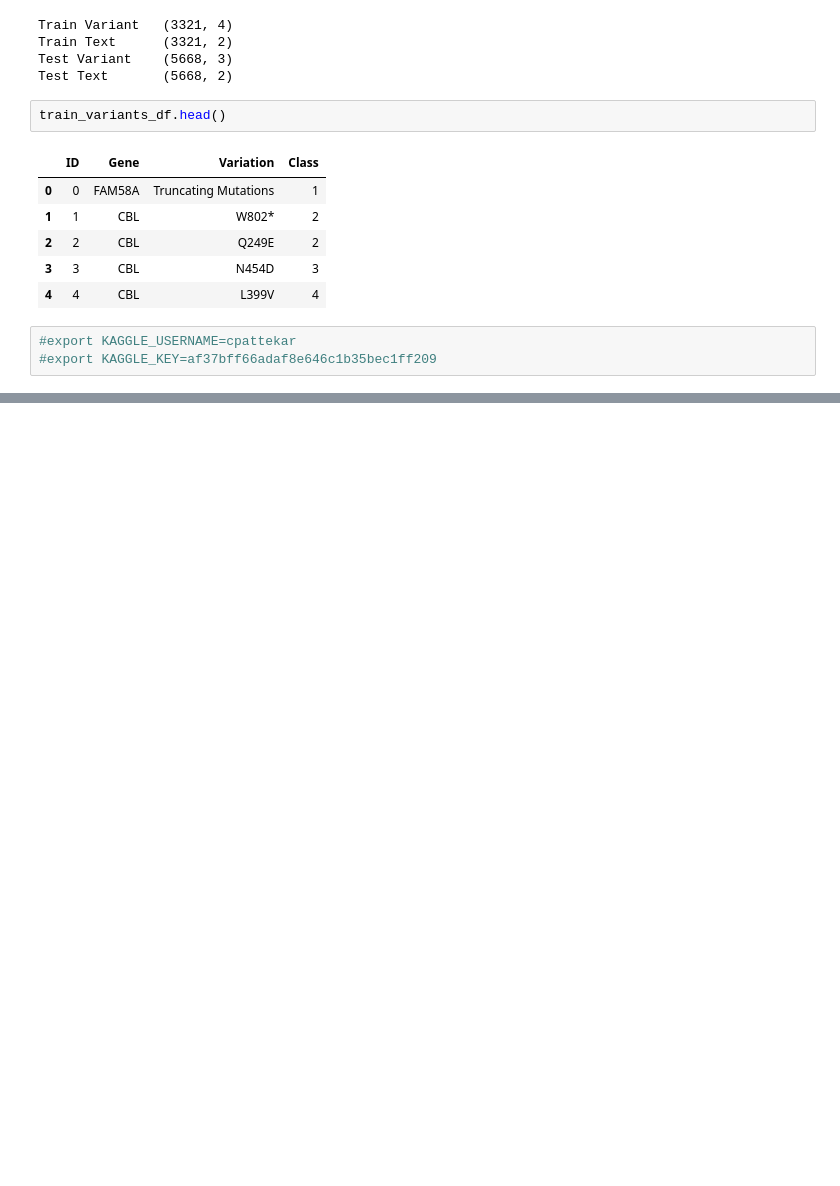
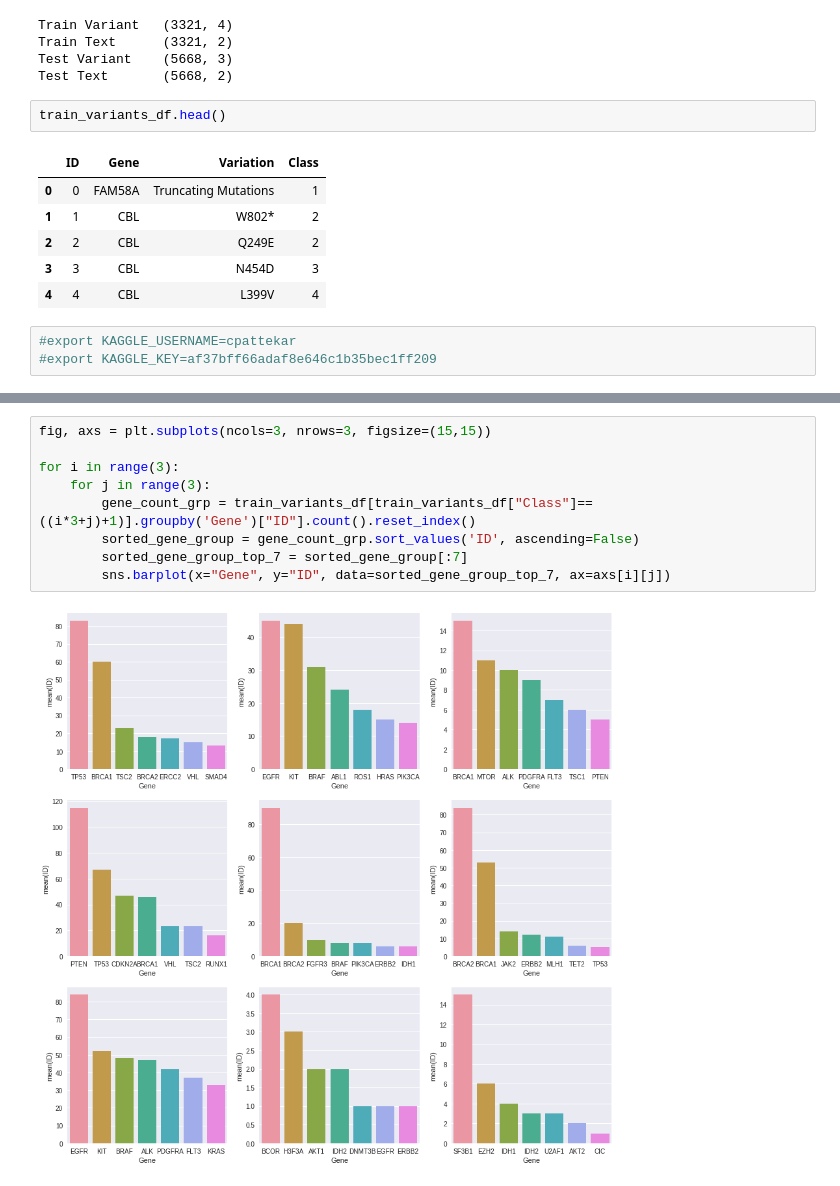
Before and after one commit to AI-Junction/Personalized-Medicine, a Jupyter notebook: PersonalizedMedRedCancerTreatVer2.ipynb, the cells around one changed output, grey strips where cells are left out. Saved outputs shown, nothing was run; the diff lists cells and outputs as text; blank space fills up the shorter version.

```diff
--- a/PersonalizedMedRedCancerTreatVer2.ipynb
+++ b/PersonalizedMedRedCancerTreatVer2.ipynb
@@ -212,0 +252,11 @@ train_variants_df.head()
+# %%
+fig, axs = plt.subplots(ncols=3, nrows=3, figsize=(15,15))
+
+for i in range(3):
+    for j in range(3):
+        gene_count_grp = train_variants_df[train_variants_df["Class"]==((i*3+j)+1)].groupby('Gene')["ID"].count().reset_index()
+        sorted_gene_group = gene_count_grp.sort_values('ID', ascending=False)
+        sorted_gene_group_top_7 = sorted_gene_group[:7]
+        sns.barplot(x="Gene", y="ID", data=sorted_gene_group_top_7, ax=axs[i][j])
+# %% [output]
+[figure, added]
```
Also changed, not shown: parts of 3 cells of this notebook.
